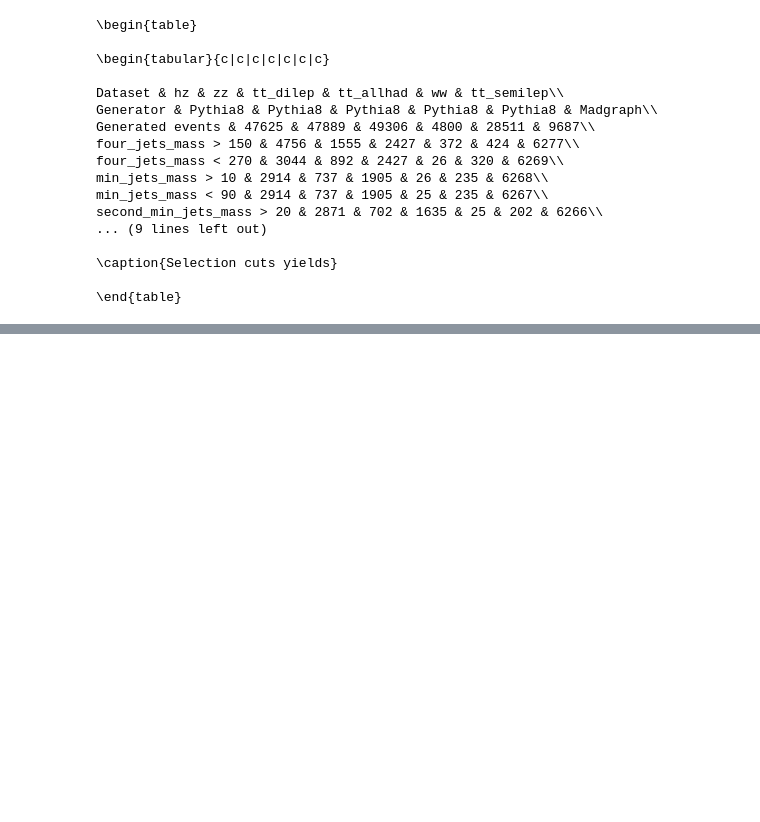
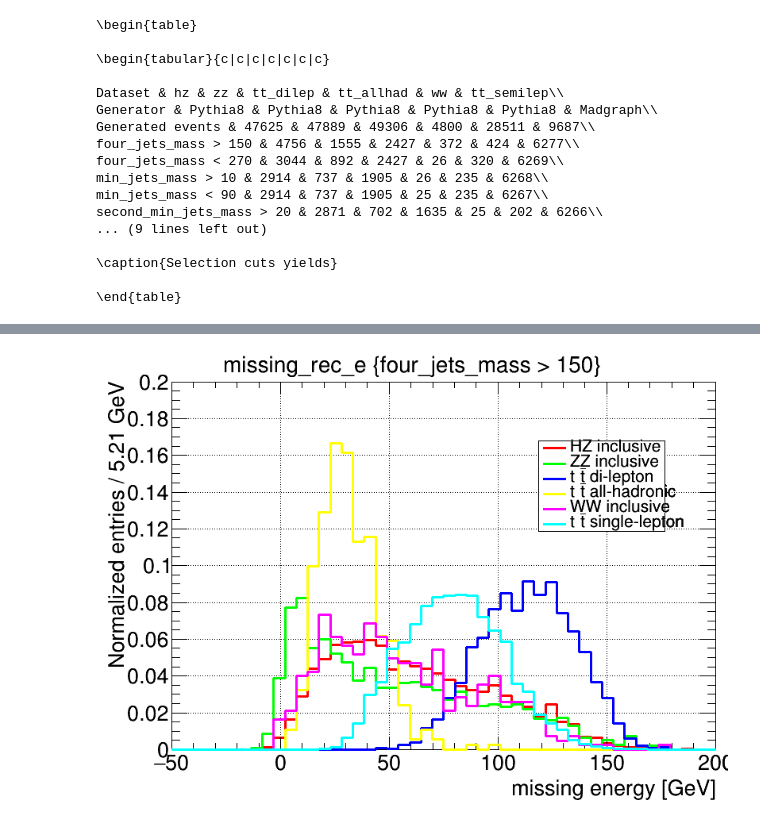
Before and after one commit to fblekman/Top-Mass-Measurement-FCC-ee, a Jupyter notebook: ttbar_analysis/plot_script/Plot_and_Cuts_Yield.ipynb, the cells around one changed output, grey strips where cells are left out. Cells and saved outputs as stored; diff of their text form; code cells hidden in the pictures; blank space fills up the shorter version.

```diff
--- a/ttbar_analysis/plot_script/Plot_and_Cuts_Yield.ipynb
+++ b/ttbar_analysis/plot_script/Plot_and_Cuts_Yield.ipynb
@@ -142,0 +191,15 @@ four_jets_mass.canvas.Draw()
+# %%
+missing_e_rec = DistributionPlotter("missing_rec_e",
+                                     "four_jets_mass > 150",
+                                     "missing_rec_e{}".format(detector),
+                                     48, -50, 200,
+                                     "Missing Energy @{}".format(detector),
+                                     "missing energy [GeV]", "GeV",
+                                     norm = True,
+                                     logy = False,
+                                     stack = False,
+                                     set_title = False)
+missing_e_rec.add_dataset_list(data_sets)
+missing_e_rec.canvas.Draw()
+# %% [output]
+[figure, added]
```
Also changed, not shown: parts of 9 cells of this notebook, 18 other files.
